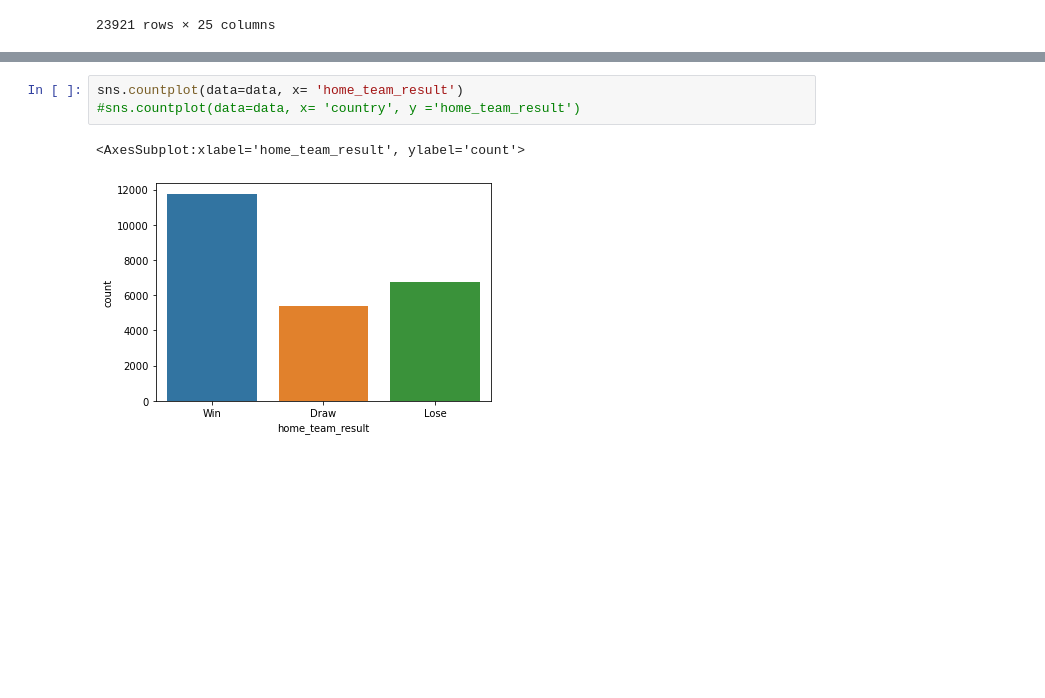
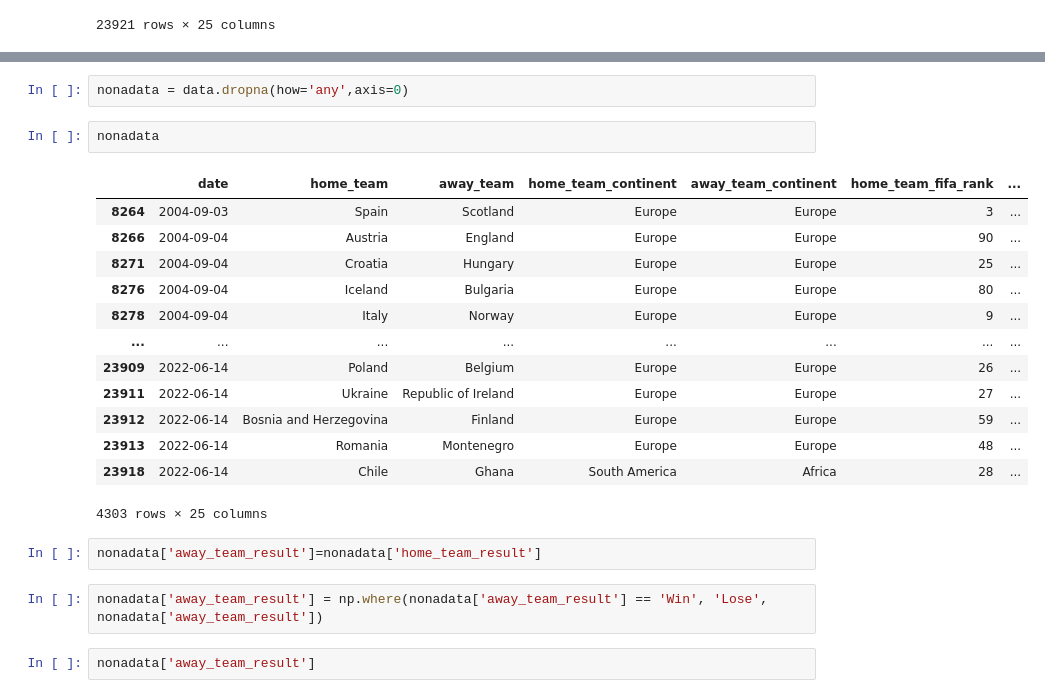
Before and after one commit to maymakhani/3162_Finalproject, a Jupyter notebook: Final project 3162.ipynb, the cells around one changed output, grey strips where cells are left out. Drawn from its saved outputs; the diff is of its cells as text; blank space fills up the shorter version.

```diff
--- a/Final project 3162.ipynb
+++ b/Final project 3162.ipynb
@@ -105,6 +48,24 @@ dtype: int64
-# %%
-sns.countplot(data=data, x= 'home_team_result')
-#sns.countplot(data=data, x= 'country', y ='home_team_result')
-# %% [output]
-<AxesSubplot:xlabel='home_team_result', ylabel='count'>
-[figure, removed]
+# %%
+nonadata = data.dropna(how='any',axis=0)
+# %%
+nonadata
+# %% [output]
+|  | date | home_team | away_team | home_team_continent | away_team_continent | home_team_fifa_rank | ... |
+| 8264 | 2004-09-03 | Spain | Scotland | Europe | Europe | 3 | ... |
+| 8266 | 2004-09-04 | Austria | England | Europe | Europe | 90 | ... |
+| 8271 | 2004-09-04 | Croatia | Hungary | Europe | Europe | 25 | ... |
+| 8276 | 2004-09-04 | Iceland | Bulgaria | Europe | Europe | 80 | ... |
+| 8278 | 2004-09-04 | Italy | Norway | Europe | Europe | 9 | ... |
+| ... | ... | ... | ... | ... | ... | ... | ... |
+| 23909 | 2022-06-14 | Poland | Belgium | Europe | Europe | 26 | ... |
+| 23911 | 2022-06-14 | Ukraine | Republic of Ireland | Europe | Europe | 27 | ... |
+| 23912 | 2022-06-14 | Bosnia and Herzegovina | Finland | Europe | Europe | 59 | ... |
+| 23913 | 2022-06-14 | Romania | Montenegro | Europe | Europe | 48 | ... |
+| 23918 | 2022-06-14 | Chile | Ghana | South America | Africa | 28 | ... |
+4303 rows × 25 columns
+# %%
+nonadata['away_team_result']=nonadata['home_team_result']
+# %%
+nonadata['away_team_result'] = np.where(nonadata['away_team_result'] == 'Win', 'Lose', nonadata['away_team_result'])
+# %%
+nonadata['away_team_result']
```
Also changed, not shown: parts of 62 cells of this notebook.
